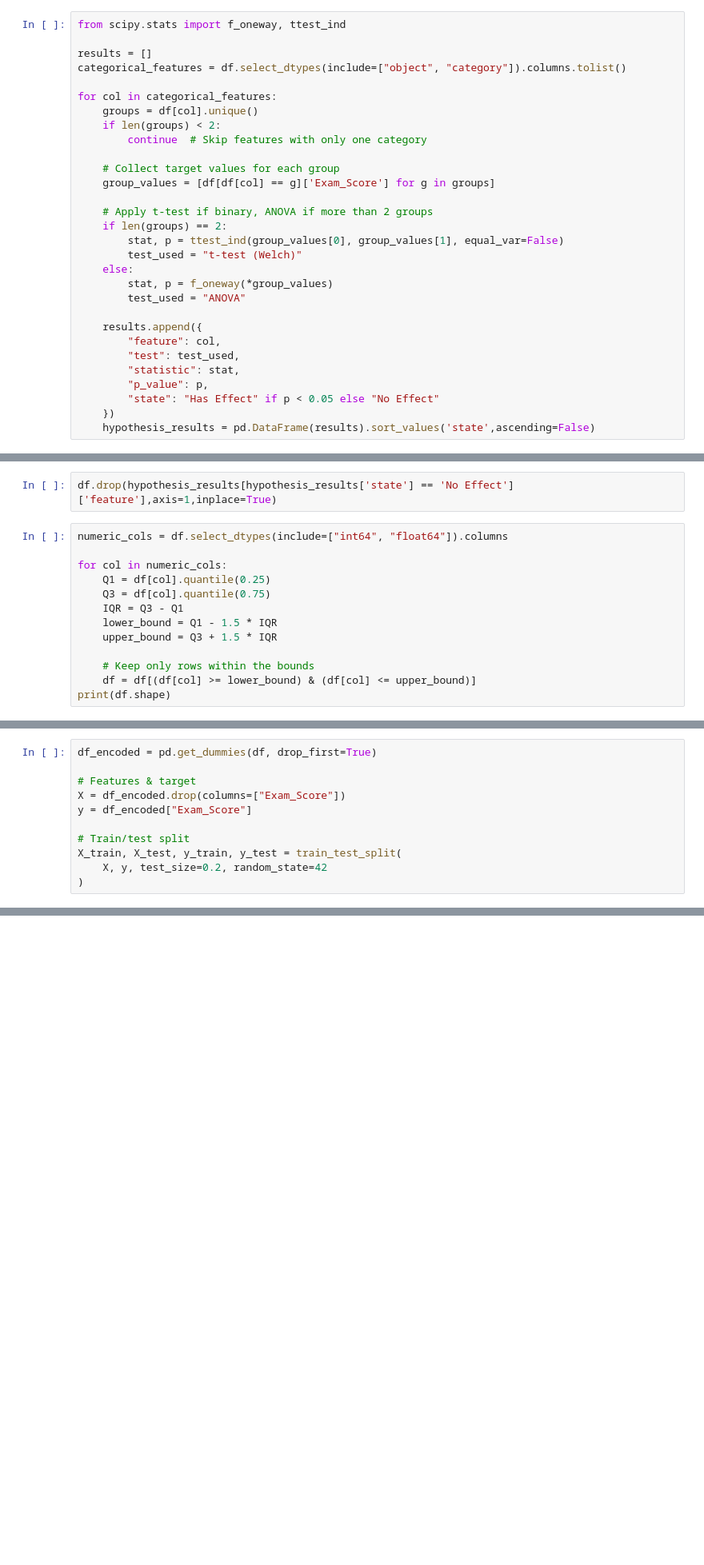
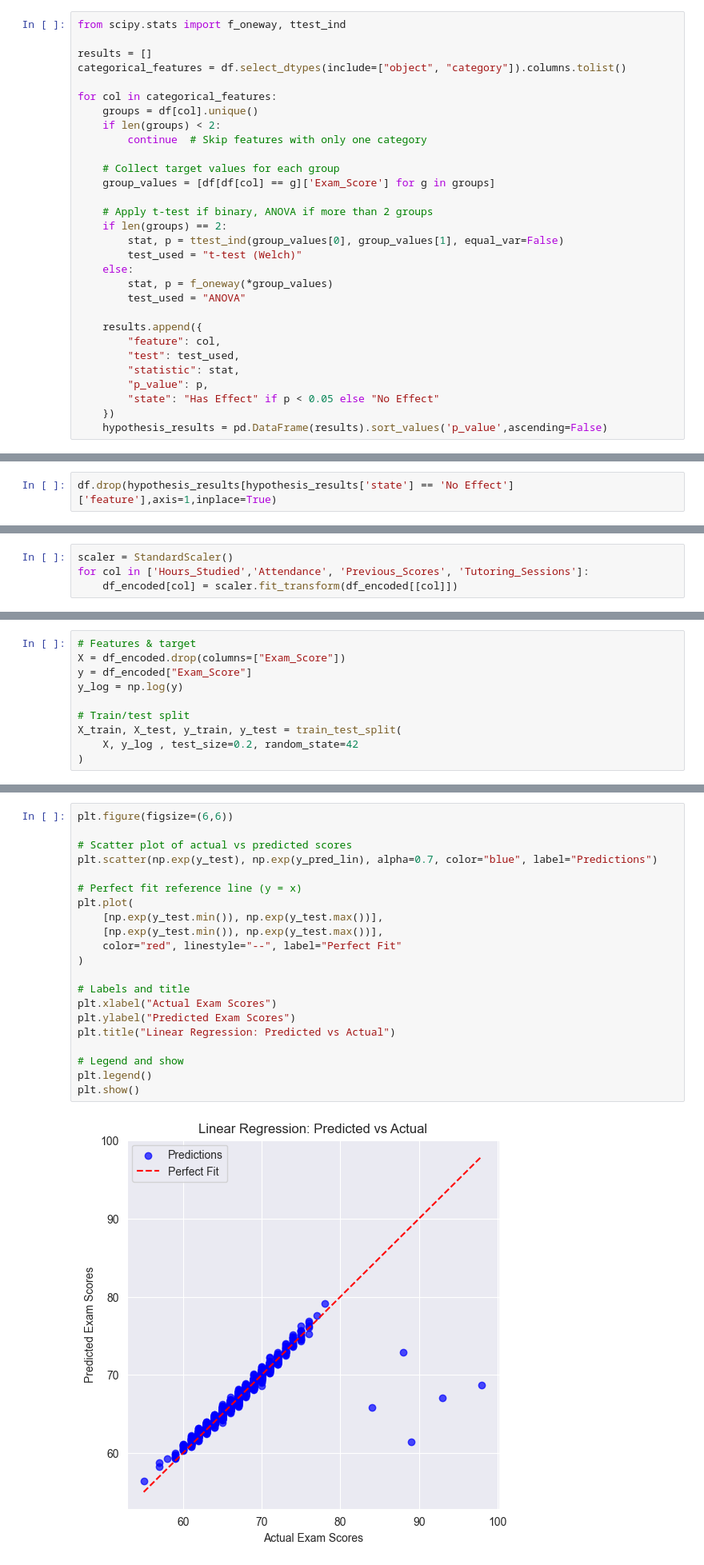
Before and after one commit to AbdooMatrix/Student-Score-Prediction, a Jupyter notebook: Student_Score_Prediction.ipynb, the cells around one changed output, grey strips where cells are left out. Shown at 80% size. Saved outputs shown, nothing was run; the diff lists cells and outputs as text; blank space fills up the shorter version.

```diff
--- a/Student_Score_Prediction.ipynb
+++ b/Student_Score_Prediction.ipynb
@@ -283,4 +285,4 @@ for col in categorical_features:
         "p_value": p,
         "state": "Has Effect" if p < 0.05 else "No Effect"
     })
-    hypothesis_results = pd.DataFrame(results).sort_values('state',ascending=False)
+    hypothesis_results = pd.DataFrame(results).sort_values('p_value',ascending=False)
@@ -287,15 +306,2 @@ for col in categorical_features:
 # %%
 df.drop(hypothesis_results[hypothesis_results['state'] == 'No Effect']['feature'],axis=1,inplace=True)
-# %%
-numeric_cols = df.select_dtypes(include=["int64", "float64"]).columns
-
-for col in numeric_cols:
-    Q1 = df[col].quantile(0.25)
-    Q3 = df[col].quantile(0.75)
-    IQR = Q3 - Q1
-    lower_bound = Q1 - 1.5 * IQR
-    upper_bound = Q3 + 1.5 * IQR
-
-    # Keep only rows within the bounds
-    df = df[(df[col] >= lower_bound) & (df[col] <= upper_bound)]
-print(df.shape)
@@ -305,0 +323,4 @@ print(df.shape)
+# %%
+scaler = StandardScaler()
+for col in ['Hours_Studied','Attendance', 'Previous_Scores', 'Tutoring_Sessions']:
+    df_encoded[col] = scaler.fit_transform(df_encoded[[col]])
@@ -306,11 +339,10 @@ print(df.shape)
 # %%
-df_encoded = pd.get_dummies(df, drop_first=True)
-
 # Features & target
 X = df_encoded.drop(columns=["Exam_Score"])
 y = df_encoded["Exam_Score"]
+y_log = np.log(y)
 
 # Train/test split
 X_train, X_test, y_train, y_test = train_test_split(
-    X, y, test_size=0.2, random_state=42
+    X, y_log , test_size=0.2, random_state=42
 )
@@ -457,0 +459,23 @@ The goal is to predict students' **final exam scores** based on features like st
+# %%
+plt.figure(figsize=(6,6))
+
+# Scatter plot of actual vs predicted scores
+plt.scatter(np.exp(y_test), np.exp(y_pred_lin), alpha=0.7, color="blue", label="Predictions")
+
+# Perfect fit reference line (y = x)
+plt.plot(
+    [np.exp(y_test.min()), np.exp(y_test.max())],
+    [np.exp(y_test.min()), np.exp(y_test.max())],
+    color="red", linestyle="--", label="Perfect Fit"
+)
+
+# Labels and title
+plt.xlabel("Actual Exam Scores")
+plt.ylabel("Predicted Exam Scores")
+plt.title("Linear Regression: Predicted vs Actual")
+
+# Legend and show
+plt.legend()
+plt.show()
+# %% [output]
+[figure, added]
```
Also changed, not shown: parts of 38 cells of this notebook, 1 other file.
